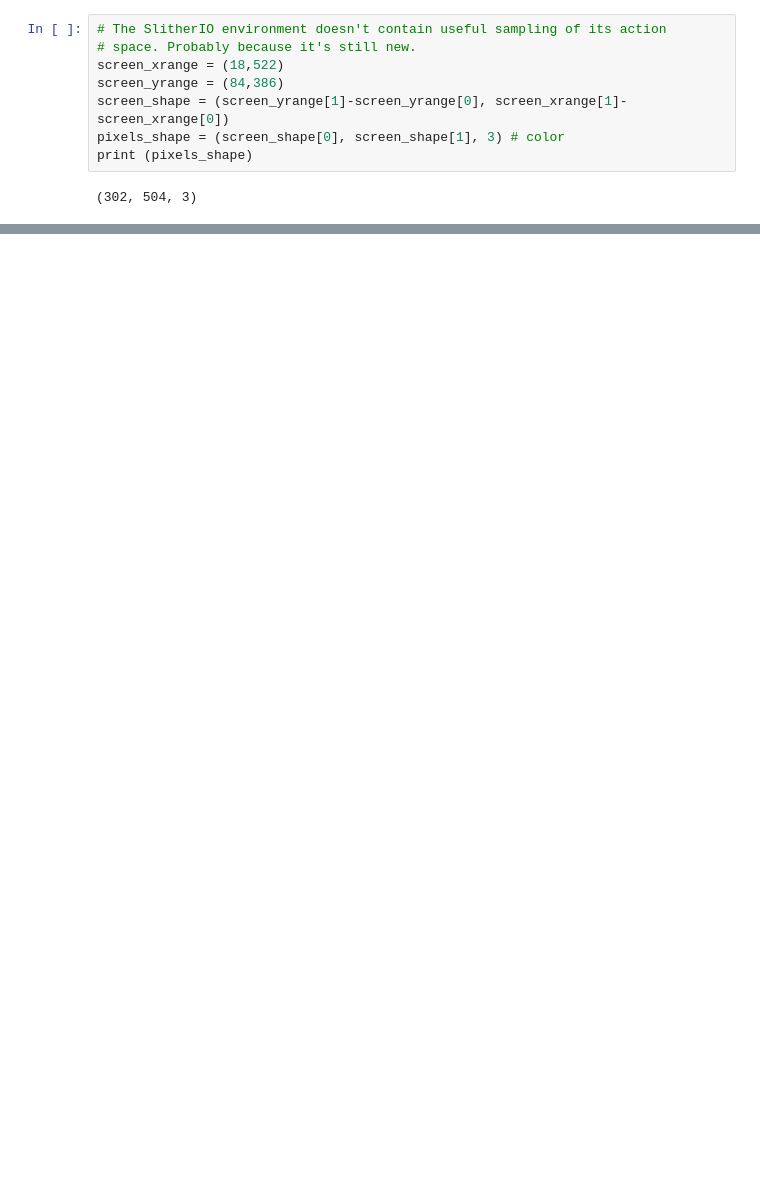
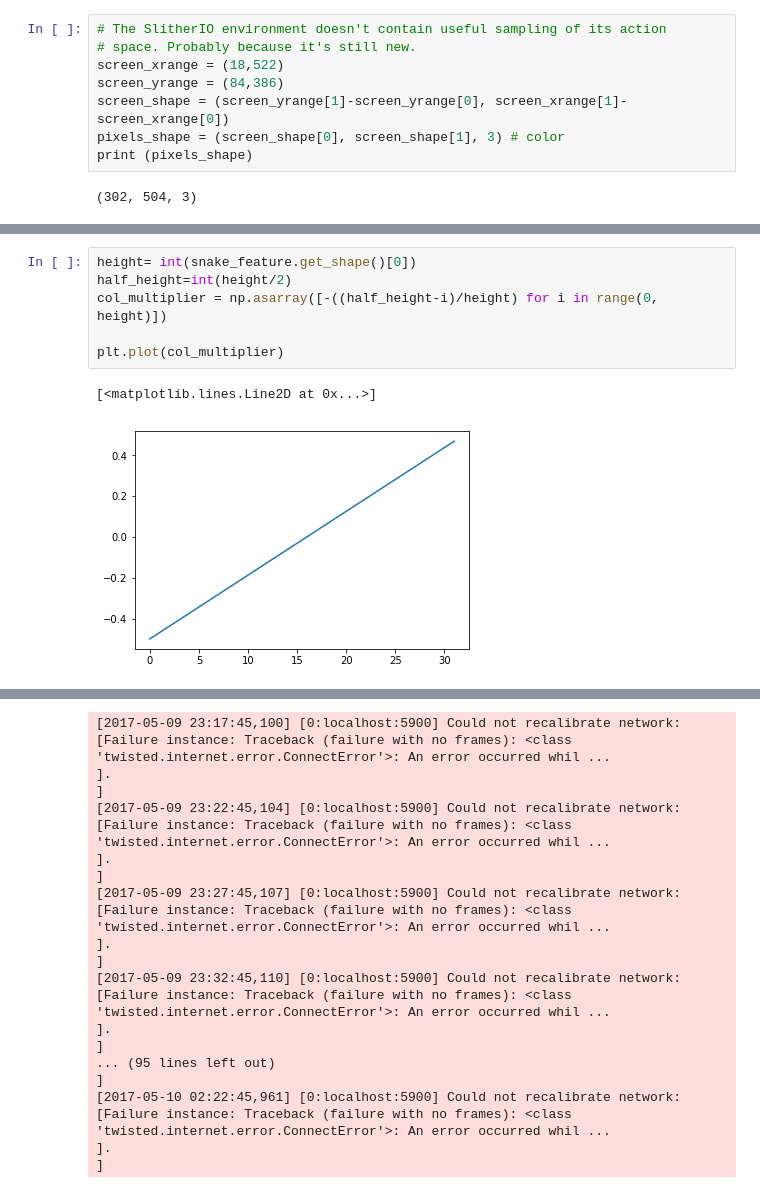
Before and after one commit to NHDaly/handcoded-slither-bot, a Jupyter notebook: Handcoded OpenAi Slither.io Bot.ipynb, the cells around one changed output, grey strips where cells are left out. Cells and saved outputs as stored; diff of their text form; blank space fills up the shorter version.

```diff
--- a/Handcoded OpenAi Slither.io Bot.ipynb
+++ b/Handcoded OpenAi Slither.io Bot.ipynb
@@ -294,0 +381,9 @@ universe-Lr0i4K-0 | [2017-05-06 14:31:24,534] [INFO:universe.rewarder.remote] [R
+# %%
+height= int(snake_feature.get_shape()[0])
+half_height=int(height/2)
+col_multiplier = np.asarray([-((half_height-i)/height) for i in range(0, height)])
+
+plt.plot(col_multiplier)
+# %% [output]
+[<matplotlib.lines.Line2D at 0x...>]
+[figure, added]
@@ -294,0 +407,17 @@ universe-Lr0i4K-0 | [2017-05-06 14:31:24,534] [INFO:universe.rewarder.remote] [R
+[2017-05-09 23:17:45,100] [0:localhost:5900] Could not recalibrate network: [Failure instance: Traceback (failure with no frames): <class 'twisted.internet.error.ConnectError'>: An error occurred whil ...
+].
+]
+[2017-05-09 23:22:45,104] [0:localhost:5900] Could not recalibrate network: [Failure instance: Traceback (failure with no frames): <class 'twisted.internet.error.ConnectError'>: An error occurred whil ...
+].
+]
+[2017-05-09 23:27:45,107] [0:localhost:5900] Could not recalibrate network: [Failure instance: Traceback (failure with no frames): <class 'twisted.internet.error.ConnectError'>: An error occurred whil ...
+].
+]
+[2017-05-09 23:32:45,110] [0:localhost:5900] Could not recalibrate network: [Failure instance: Traceback (failure with no frames): <class 'twisted.internet.error.ConnectError'>: An error occurred whil ...
+].
+]
+... (95 lines left out)
+]
+[2017-05-10 02:22:45,961] [0:localhost:5900] Could not recalibrate network: [Failure instance: Traceback (failure with no frames): <class 'twisted.internet.error.ConnectError'>: An error occurred whil ...
+].
+]
```
Also changed, not shown: parts of 25 cells of this notebook, 1 other file.
